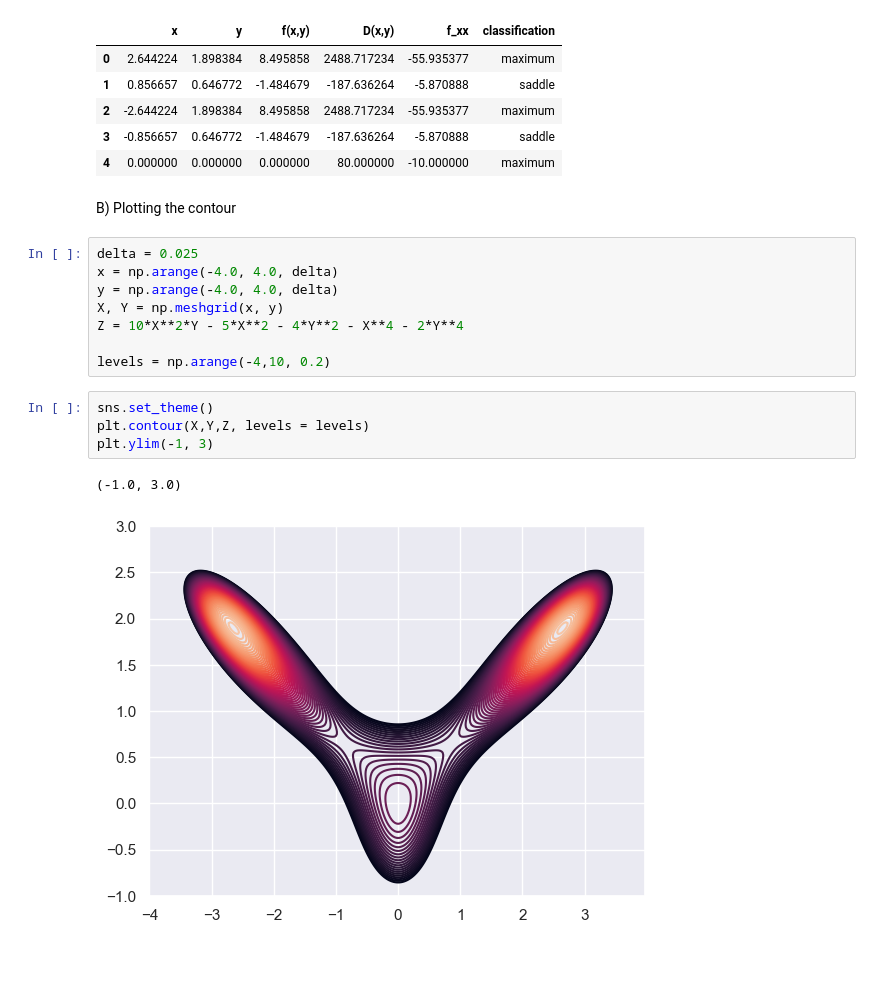
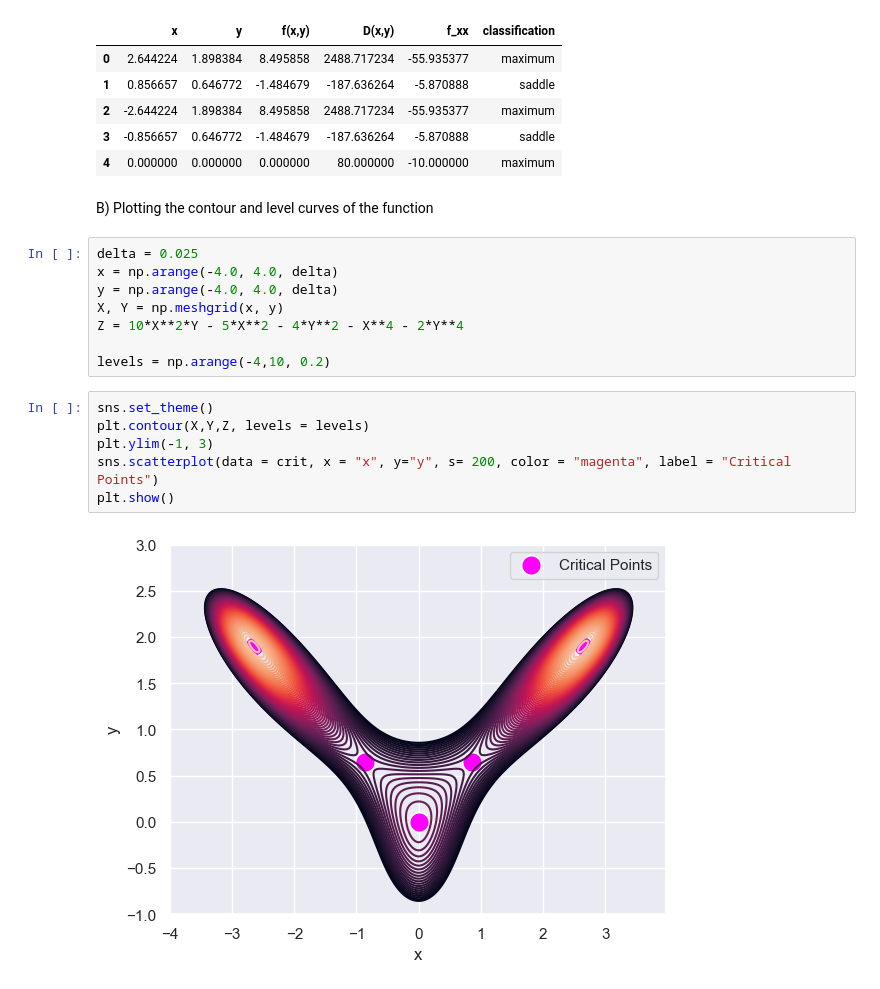
Before and after one commit to bishyboi/IntroToDataScience, a Jupyter notebook: A5/p2.ipynb, the cells around one changed output. Drawn from its saved outputs; the diff is of its cells as text; blank space fills up the shorter version.

```diff
--- a/A5/p2.ipynb
+++ b/A5/p2.ipynb
@@ -126,7 +126,7 @@ crit
 | 3 | -0.856657 | 0.646772 | -1.484679 | -187.636264 | -5.870888 | saddle |
 | 4 | 0.000000 | 0.000000 | 0.000000 | 80.000000 | -10.000000 | maximum |
 # %% [markdown]
-B) Plotting the contour
+B) Plotting the contour and level curves of the function
 # %%
 delta = 0.025
 x = np.arange(-4.0, 4.0, delta)
@@ -138,7 +138,8 @@ levels = np.arange(-4,10, 0.2)
 # %%
 sns.set_theme()
 plt.contour(X,Y,Z, levels = levels)
 plt.ylim(-1, 3)
+sns.scatterplot(data = crit, x = "x", y="y", s= 200, color = "magenta", label = "Critical Points")
+plt.show()
 # %% [output]
-(-1.0, 3.0)
-[figure, old version]
+[figure, new version]
```
Also changed, not shown: parts of 6 cells of this notebook, 5 other files.
